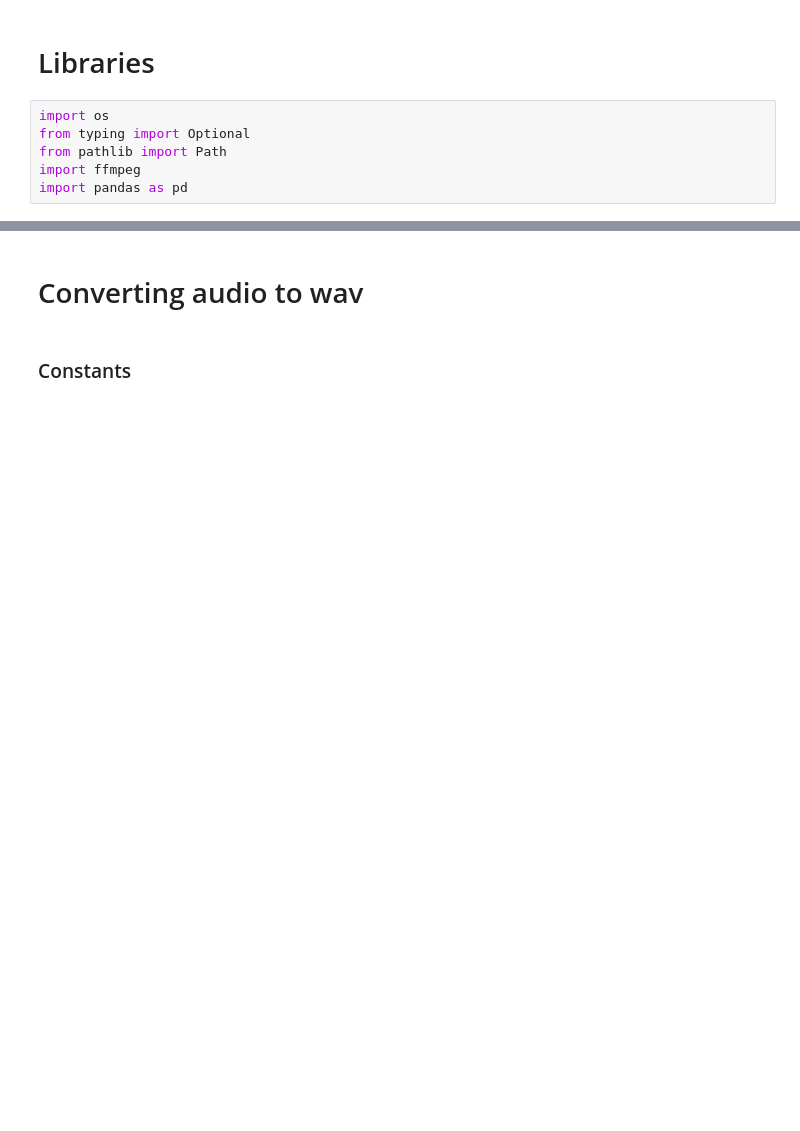
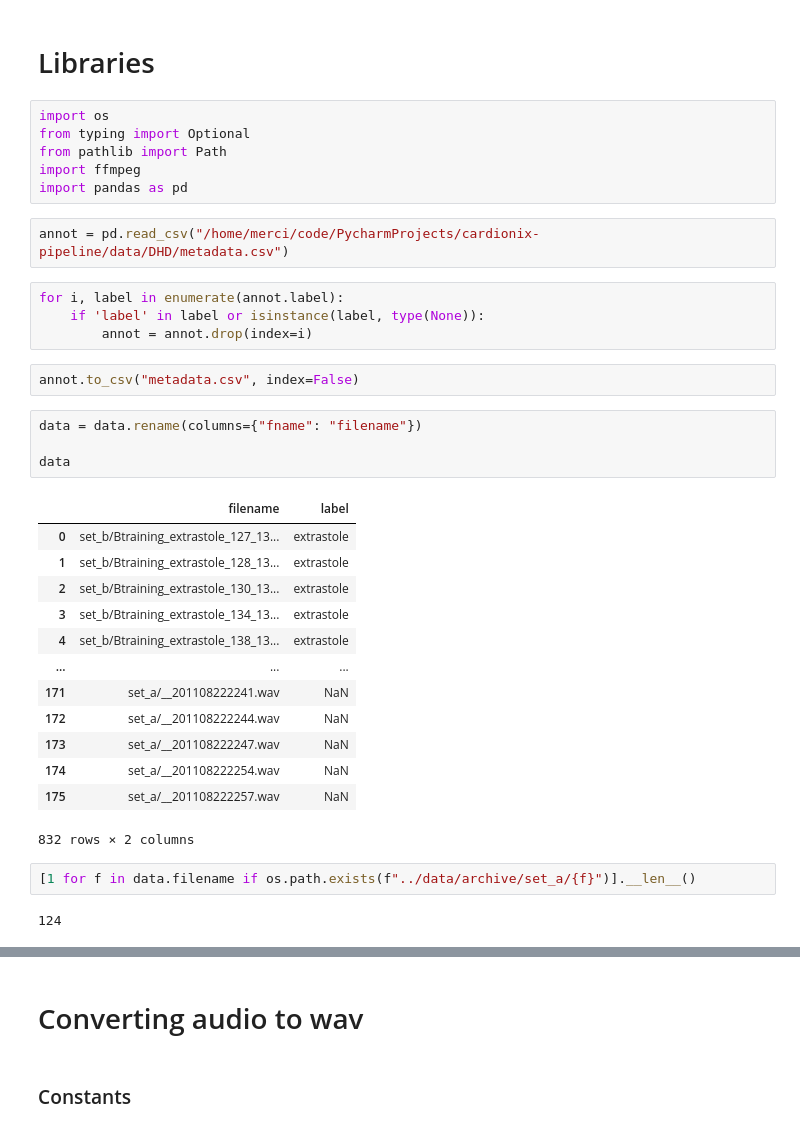
Before and after one commit to Cardionix/Cardionix, a Jupyter notebook: notebooks/preprocessing.ipynb, the cells around one changed output, grey strips where cells are left out. Drawn from its saved outputs; the diff is of its cells as text; blank space fills up the shorter version.

```diff
--- a/notebooks/preprocessing.ipynb
+++ b/notebooks/preprocessing.ipynb
@@ -6,3 +6,33 @@ from typing import Optional
 from pathlib import Path
 import ffmpeg
 import pandas as pd
+# %%
+annot = pd.read_csv("/home/merci/code/PycharmProjects/cardionix-pipeline/data/DHD/metadata.csv")
+# %%
+for i, label in enumerate(annot.label):
+    if 'label' in label or isinstance(label, type(None)):
+        annot = annot.drop(index=i)
+# %%
+annot.to_csv("metadata.csv", index=False)
+# %%
+data = data.rename(columns={"fname": "filename"})
+
+data
+# %% [output]
+|  | filename | label |
+| 0 | set_b/Btraining_extrastole_127_13... | extrastole |
+| 1 | set_b/Btraining_extrastole_128_13... | extrastole |
+| 2 | set_b/Btraining_extrastole_130_13... | extrastole |
+| 3 | set_b/Btraining_extrastole_134_13... | extrastole |
+| 4 | set_b/Btraining_extrastole_138_13... | extrastole |
+| ... | ... | ... |
+| 171 | set_a/__201108222241.wav | NaN |
+| 172 | set_a/__201108222244.wav | NaN |
+| 173 | set_a/__201108222247.wav | NaN |
+| 174 | set_a/__201108222254.wav | NaN |
+| 175 | set_a/__201108222257.wav | NaN |
+832 rows × 2 columns
+# %%
+[1 for f in data.filename if os.path.exists(f"../data/archive/set_a/{f}")].__len__()
+# %% [output]
+124
```
Also changed, not shown: parts of 11 cells of this notebook, 6 other files.
